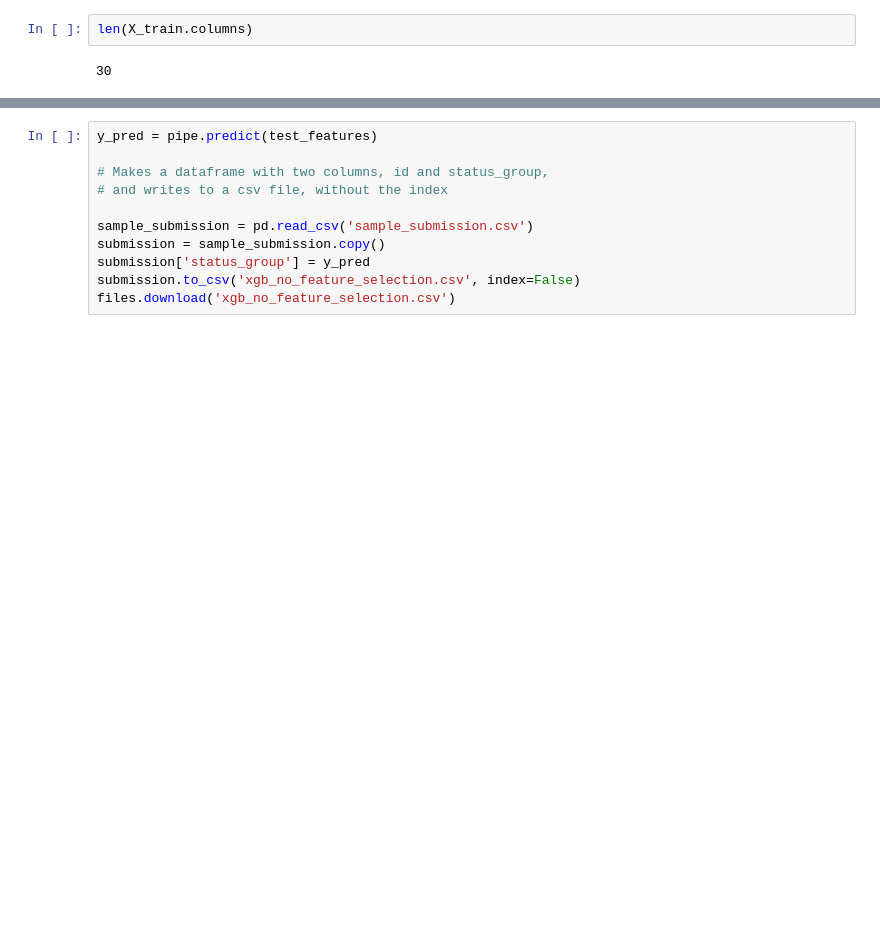
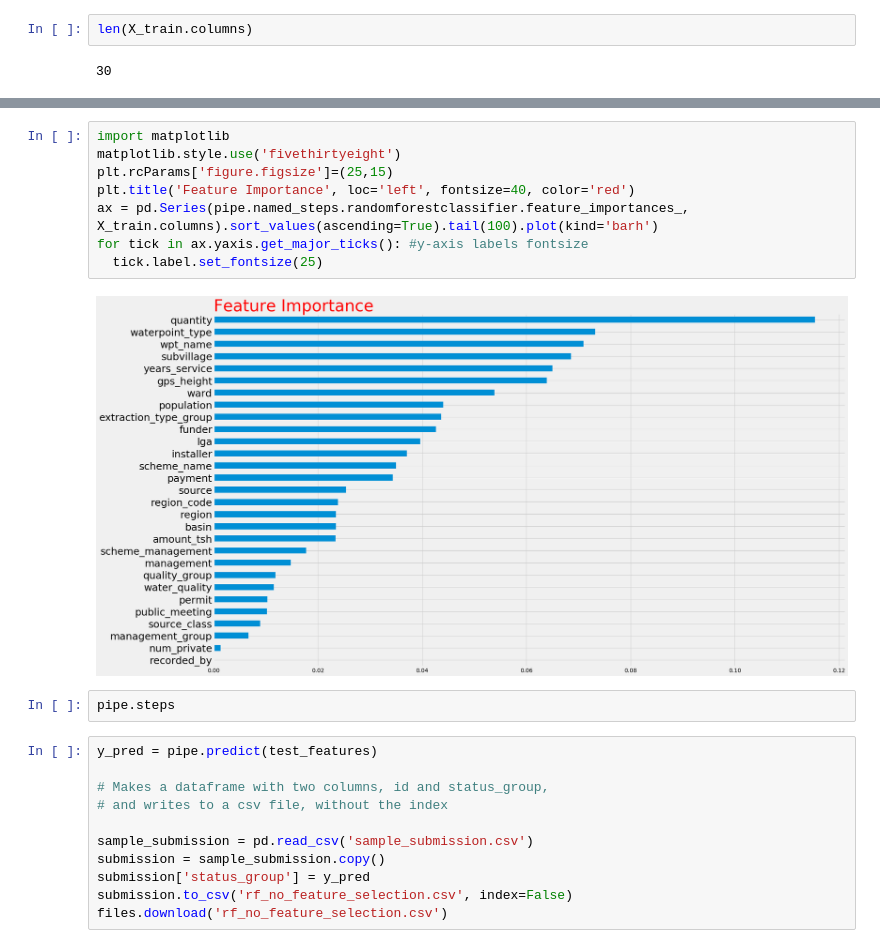
Before and after one commit to bkrant/DS3-Predictive-Modeling-Challenge, a Jupyter notebook: WaterPump_Kaggle.ipynb, the cells around one changed output, grey strips where cells are left out. Drawn from its saved outputs; the diff is of its cells as text; blank space fills up the shorter version.

```diff
--- a/WaterPump_Kaggle.ipynb
+++ b/WaterPump_Kaggle.ipynb
@@ -409,3 +451,15 @@ Validation accuracy: 0.7804713804713804 Train accuracy: 0.8399200336700336
+# %%
+import matplotlib
+matplotlib.style.use('fivethirtyeight')
+plt.rcParams['figure.figsize']=(25,15)
+plt.title('Feature Importance', loc='left', fontsize=40, color='red')
+ax = pd.Series(pipe.named_steps.randomforestclassifier.feature_importances_, X_train.columns).sort_values(ascending=True).tail(100).plot(kind='barh')
+for tick in ax.yaxis.get_major_ticks(): #y-axis labels fontsize
+  tick.label.set_fontsize(25)
+# %% [output]
+[figure, added]
+# %%
+pipe.steps
 # %%
 y_pred = pipe.predict(test_features)
 
@@ -415,5 +469,5 @@ y_pred = pipe.predict(test_features)
 sample_submission = pd.read_csv('sample_submission.csv')
 submission = sample_submission.copy()
 submission['status_group'] = y_pred
-submission.to_csv('xgb_no_feature_selection.csv', index=False)
-files.download('xgb_no_feature_selection.csv')
+submission.to_csv('rf_no_feature_selection.csv', index=False)
+files.download('rf_no_feature_selection.csv')
```
Also changed, not shown: parts of 36 cells of this notebook.
